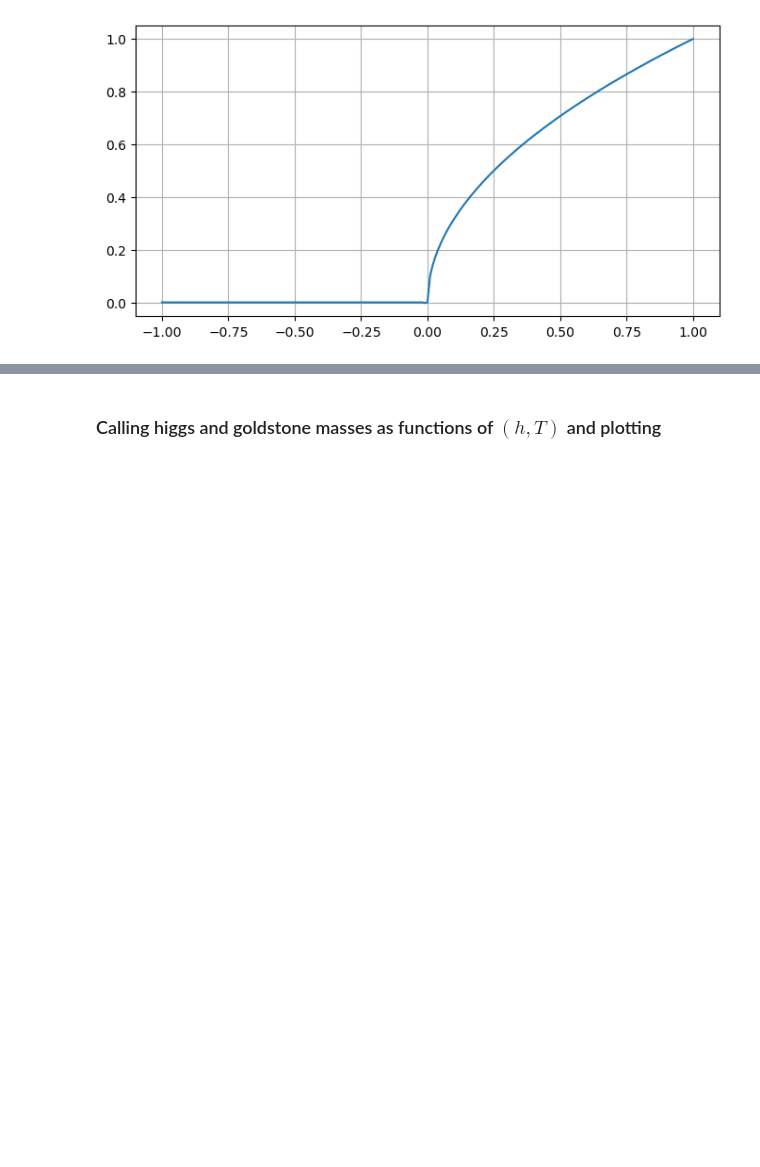
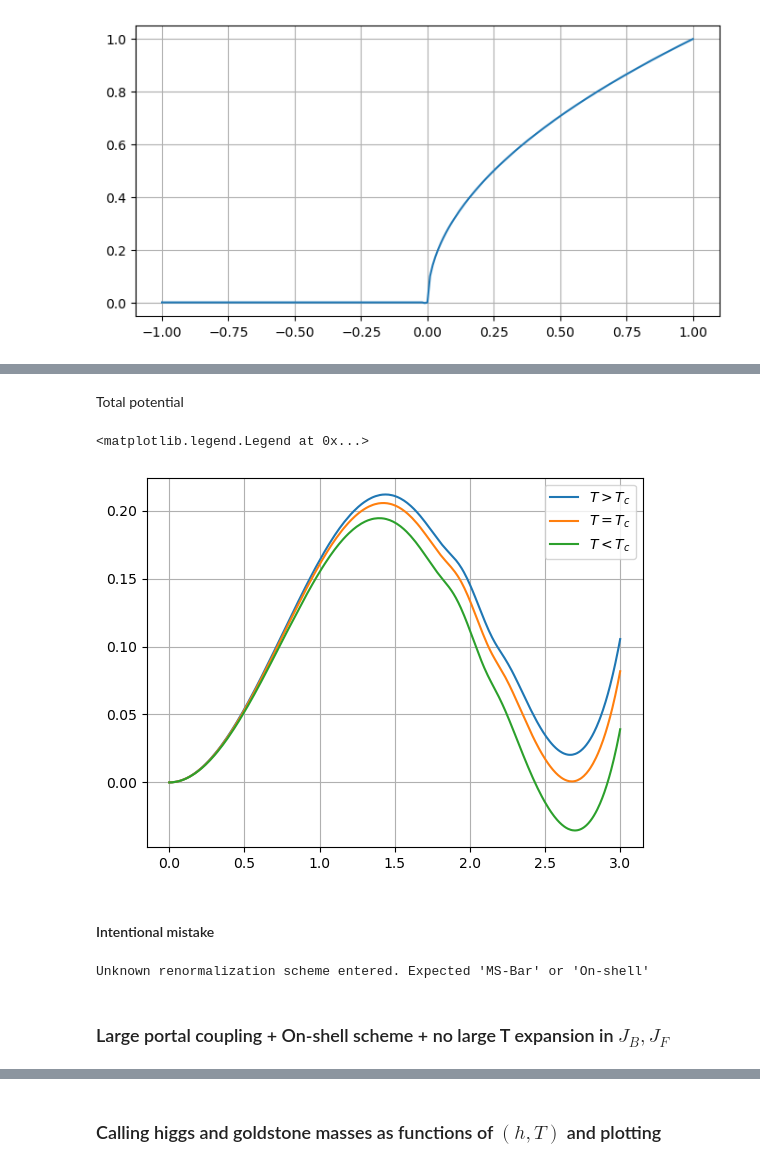
Before and after one commit to suraj083/ewpt-model, a Jupyter notebook: test.ipynb, the cells around one changed output, grey strips where cells are left out. Cells and saved outputs as stored; diff of their text form; code cells hidden in the pictures; blank space fills up the shorter version.

Commit message:
plots added for different model-param choices

```diff
--- a/test.ipynb
+++ b/test.ipynb
@@ -41,3 +41,9 @@ plt.plot(x, reg_sq_root(x))
 plt.grid(True)
 # %% [output]
 [figure]
+# %%
+h1 = elvet.box((0.0, 3.0, 3000))
+h2 = elvet.box((0.0, 4.0, 4000))
+
+h01 = tf.zeros((len(h1), 1), dtype=tf.float32)
+h02 = tf.zeros((len(h2), 1), dtype=tf.float32)
@@ -44,4 +52,4 @@ plt.grid(True)
 # %%
-test_params1 = {'g1': 0.4632, 'g2': 0.6485, 'yt': 0.92849, 'yb': 0.0167, 'mHsq': 0.286270859792, 'mSsq': 4.4819542, 'lmbd': -0.6888422590446, 'lmbd_SH': 10.90, 'lmbd_S': 1, 'N': 0.5, 'vevh': 3.08204}
+params1 = {'g1': 0.4632, 'g2': 0.6485, 'yt': 0.92849, 'yb': 0.0167, 'mHsq': 0.286270859792, 'mSsq': 4.4819542, 'lmbd': -0.6888422590446, 'lmbd_SH': 10.90, 'lmbd_S': 1, 'N': 0.5, 'vevh': 3.08204}
 
-test_model1 = model(test_params1, bsm = True, eft = False)
+test_model1 = model(params1, bsm = True, eft = False)
@@ -47,0 +98,19 @@ test_model1 = model(test_params1, bsm = True, eft = False)
+# %% [markdown]
+Total potential
+# %%
+plt.plot(h1, test_model1.total_potential(h1, 90, **{'scheme':"MS-Bar", 'scale':2.1595}, large_T_approx=False) - test_model1.total_potential(h01, 90, **{'scheme':"MS-Bar", 'scale':2.1595}, large_T_approx=False), label="$T>T_c$" )
+plt.plot(h1, test_model1.total_potential(h1, 89.3, **{'scheme':"MS-Bar", 'scale':2.1595}, large_T_approx=False) - test_model1.total_potential(h01, 89.3, **{'scheme':"MS-Bar", 'scale':2.1595}, large_T_approx=False), label="$T=T_c$" )
+plt.plot(h1, test_model1.total_potential(h1, 88, **{'scheme':"MS-Bar", 'scale':2.1595}, large_T_approx=False) - test_model1.total_potential(h01, 88, **{'scheme':"MS-Bar", 'scale':2.1595}, large_T_approx=False), label="$T<T_c$" )
+plt.grid(True)
+plt.legend()
+# %% [output]
+<matplotlib.legend.Legend at 0x...>
+[figure, added]
+# %% [markdown]
+#### Intentional mistake
+# %%
+test_model1.cw_potential(h1, 90, **{'scheme':"mistake"})
+# %% [output]
+Unknown renormalization scheme entered. Expected 'MS-Bar' or 'On-shell'
+# %% [markdown]
+### Large portal coupling + On-shell scheme + no large T expansion in $J_B, J_F$
```
Also changed, not shown: parts of 21 cells of this notebook, 1 other file.
